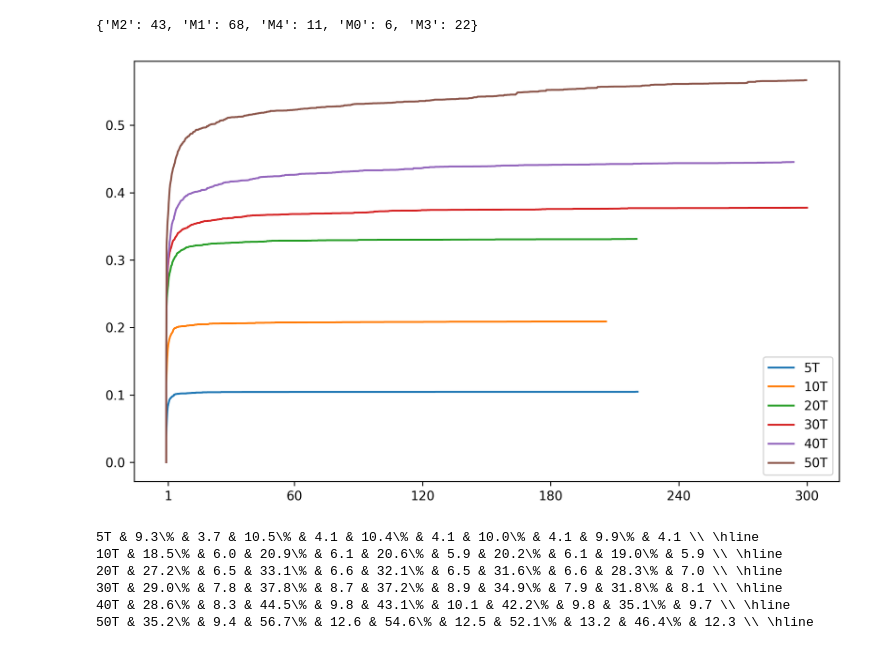
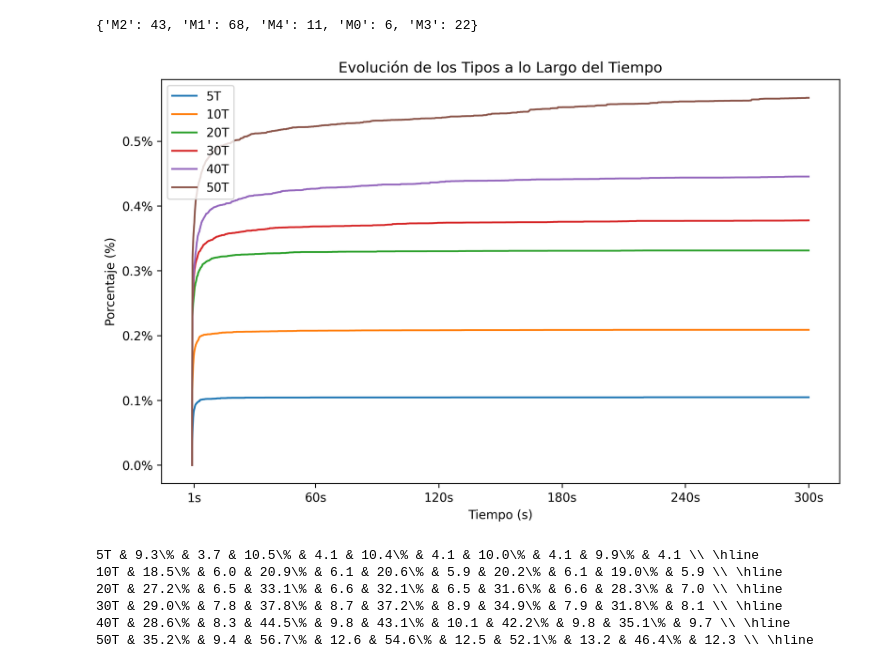
Before and after one commit to josegustavo/clp, a Jupyter notebook: results.ipynb, the cells around one changed output. Drawn from its saved outputs; the diff is of its cells as text; code cells hidden in the pictures.

```diff
--- a/results.ipynb
+++ b/results.ipynb
@@ -72,38 +72,50 @@ for r in results:
 import matplotlib.pyplot as plt
 from matplotlib.ticker import FuncFormatter
 
 fig, ax = plt.subplots(figsize=(10, 6))
 
 for ev_by_types in evolution:
     data = evolution[ev_by_types]['M1']
     data = [d.loc[~d.index.duplicated(keep='first')] for d in data]
     data = [d.loc[d.index <= 300.0] for d in data]
 
     df = pd.concat(data, axis=1)
     df = df.sort_index()
     df_interpolated = pd.concat([df[col].interpolate(method='linear') for col in df], axis=1)
 
     mean = df_interpolated.mean(axis=1).round(4)
 
     ultimo_valor = mean.iloc[-1]
 
     # Encuentra la posición de la primera aparición de este valor desde el final
     posicion_primera_aparicion = (mean[::-1] != ultimo_valor).idxmax()
 
     # Recorta la serie hasta esa posición
     serie_recortada = mean[:posicion_primera_aparicion + 1]
 
-    ax.plot(serie_recortada.index, serie_recortada, label=ev_by_types)
+    ax.plot(mean.index, mean, label=ev_by_types)
 
-#ax.set_xscale('log')  # Cambia la escala del eje x a una escala exponencial
-ax.xaxis.set_major_formatter(FuncFormatter(lambda x, _: '{:.0f}s'.format(x)))  # Formatea las etiquetas del eje x
+# Configuración de los ejes
+ax.set_xlabel('Tiempo (s)')
+ax.set_ylabel('Porcentaje (%)')
+ax.set_title('Evolución de los Tipos a lo Largo del Tiempo')
+
+# Formateo del eje x
+ax.xaxis.set_major_formatter(FuncFormatter(lambda x, _: '{:.0f}s'.format(x)))
 xticks = [1, 60, 120, 180, 240, 300]
 ax.set_xticks(xticks)
-ax.set_xticklabels(xticks)
+ax.set_xticklabels(['{}s'.format(x) for x in xticks])
+
+# Formateo del eje y
+ax.yaxis.set_major_formatter(FuncFormatter(lambda y, _: '{:.1f}%'.format(y)))
+
+# Añadiendo la leyenda
 ax.legend(loc='best')
+
+# Mostrar el gráfico
 plt.show()
 # %% [output]
-[figure, old version]
+[figure, new version]
 # %%
 improvements = {
 
```
Also changed, not shown: 9 other files.
